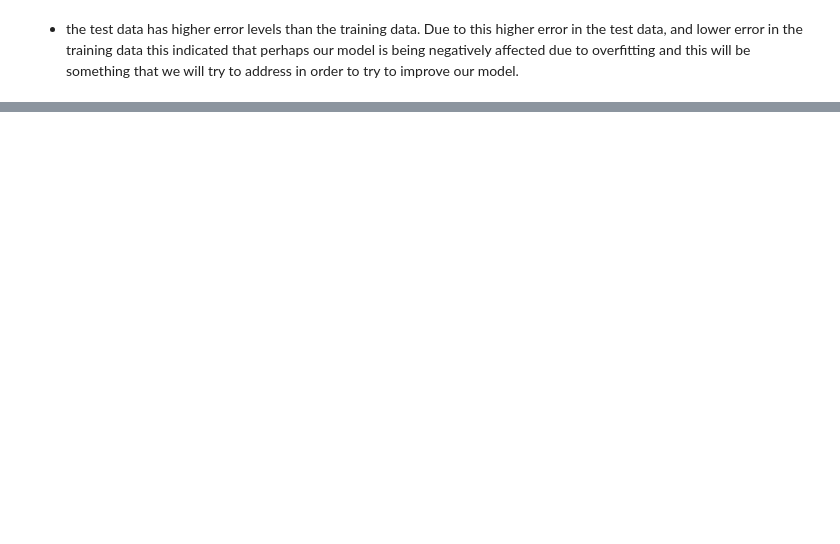
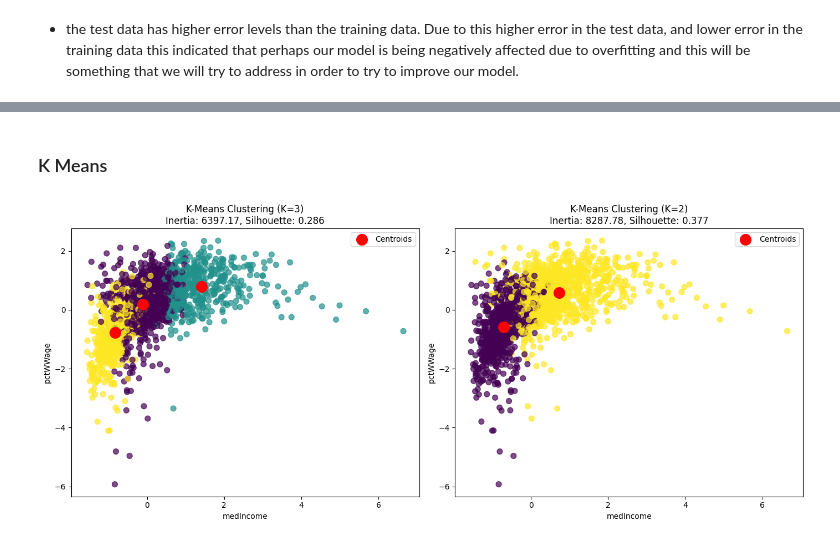
Before and after one commit to joepo95/DTSC-Project-Group-3, a Jupyter notebook: Group Project/sprint5.ipynb, the cells around one changed output, grey strips where cells are left out. Cells and saved outputs as stored; diff of their text form; code cells hidden in the pictures; blank space fills up the shorter version.

Commit message:
updated ipynb to have kmeans portion
k means included in the bottom of the sprint 5 ipynb file

```diff
--- a/Group Project/sprint5.ipynb
+++ b/Group Project/sprint5.ipynb
@@ -1019,0 +1284,50 @@ Training RMSE: 101.3116190713241, Test RMSE: 163.48009595779453
+# %% [markdown]
+### K Means
+# %%
+import matplotlib.pyplot as plt
+from sklearn.cluster import KMeans
+from sklearn.preprocessing import StandardScaler
+from sklearn.metrics import silhouette_score
+
+# Scale the features
+scaler = StandardScaler()
+X_scaled = scaler.fit_transform(X)
+
+# Fit the K-Means model for K = 3
+kmeans_3 = KMeans(n_clusters=3, random_state=42)
+kmeans_3.fit(X_scaled)
+clusters_3 = kmeans_3.labels_
+inertia_3 = kmeans_3.inertia_
+sil_score_3 = silhouette_score(X_scaled, clusters_3)
+
+# Fit the K-Means model for K = 2
+kmeans_2 = KMeans(n_clusters=2, random_state=42)
+kmeans_2.fit(X_scaled)
+clusters_2 = kmeans_2.labels_
+inertia_2 = kmeans_2.inertia_
+sil_score_2 = silhouette_score(X_scaled, clusters_2)
+
+# Create subplots to display both visualizations side by side
+fig, axes = plt.subplots(1, 2, figsize=(14, 6))
+
+# Plot for K = 3
+axes[0].scatter(X_scaled[:, 0], X_scaled[:, 1], c=clusters_3, cmap='viridis', s=50, alpha=0.7)
+axes[0].scatter(kmeans_3.cluster_centers_[:, 0], kmeans_3.cluster_centers_[:, 1], s=200, c='red', label='Centroids')
+axes[0].set_title(f"K-Means Clustering (K=3)\nInertia: {inertia_3:.2f}, Silhouette: {sil_score_3:.3f}")
+axes[0].set_xlabel(X.columns[0])
+axes[0].set_ylabel(X.columns[1])
+axes[0].legend()
+
+# Plot for K = 2
+axes[1].scatter(X_scaled[:, 0], X_scaled[:, 1], c=clusters_2, cmap='viridis', s=50, alpha=0.7)
+axes[1].scatter(kmeans_2.cluster_centers_[:, 0], kmeans_2.cluster_centers_[:, 1], s=200, c='red', label='Centroids')
+axes[1].set_title(f"K-Means Clustering (K=2)\nInertia: {inertia_2:.2f}, Silhouette: {sil_score_2:.3f}")
+axes[1].set_xlabel(X.columns[0])
+axes[1].set_ylabel(X.columns[1])
+axes[1].legend()
+
+# Display the plots
+plt.tight_layout()
+plt.show()
+# %% [output]
+[figure, added]
```
Also changed, not shown: parts of 37 cells of this notebook, 1 other file.
